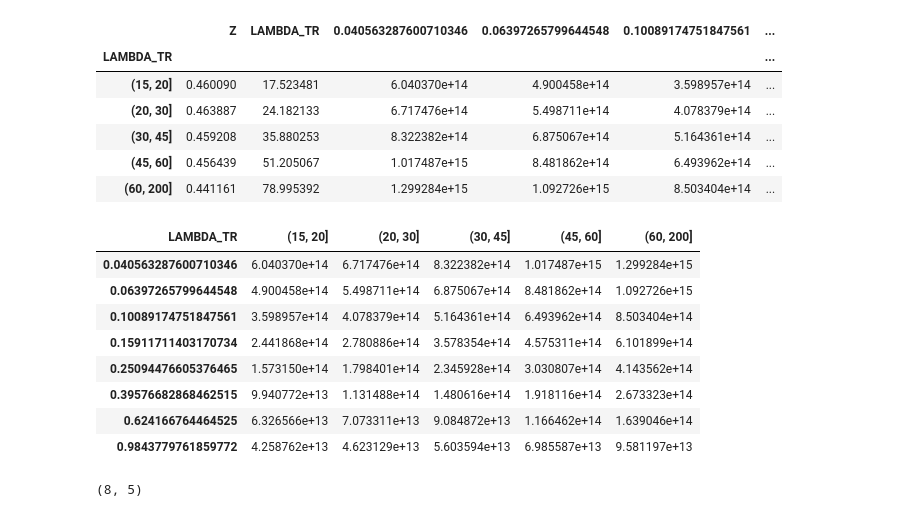
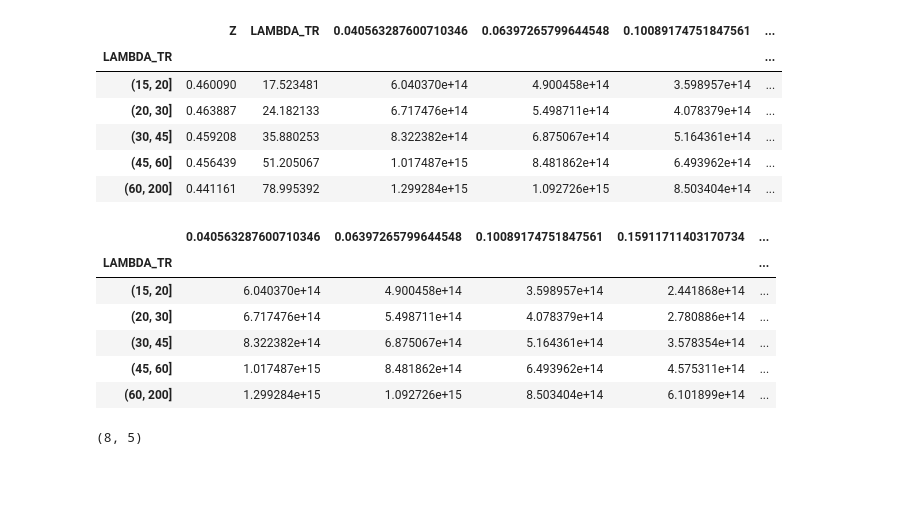
Before and after one commit to trett-0310/esame_tecniche, a Jupyter notebook: Fit NFW Density Profile.ipynb, the cells around one changed output. Cells and saved outputs as stored; diff of their text form; code cells hidden in the pictures; blank space fills up the shorter version.

```diff
--- a/Fit NFW Density Profile.ipynb
+++ b/Fit NFW Density Profile.ipynb
@@ -269,17 +251,15 @@ int_mean
 # %%
 #R_int_mean = int_mean.loc[:, ['SIGMA_of_R0', 'SIGMA_of_R1', 'SIGMA_of_R2', 'SIGMA_of_R3', 'SIGMA_of_R4', 'SIGMA_of_R5', 'SIGMA_of_R6', 'SIGMA_of_R7']]
 R_int_mean = int_mean.loc[:, [R[0], R[1], R[2], R[3], R[4], R[5], R[6], R[7]]]
-R_int_mean.T
+R_int_mean
 # %% [output]
-| LAMBDA_TR | (15, 20] | (20, 30] | (30, 45] | (45, 60] | (60, 200] |
-| 0.040563287600710346 | 6.040370e+14 | 6.717476e+14 | 8.322382e+14 | 1.017487e+15 | 1.299284e+15 |
-| 0.06397265799644548 | 4.900458e+14 | 5.498711e+14 | 6.875067e+14 | 8.481862e+14 | 1.092726e+15 |
-| 0.10089174751847561 | 3.598957e+14 | 4.078379e+14 | 5.164361e+14 | 6.493962e+14 | 8.503404e+14 |
-| 0.15911711403170734 | 2.441868e+14 | 2.780886e+14 | 3.578354e+14 | 4.575311e+14 | 6.101899e+14 |
-| 0.25094476605376465 | 1.573150e+14 | 1.798401e+14 | 2.345928e+14 | 3.030807e+14 | 4.143562e+14 |
-| 0.39576682868462515 | 9.940772e+13 | 1.131488e+14 | 1.480616e+14 | 1.918116e+14 | 2.673323e+14 |
-| 0.624166764464525 | 6.326566e+13 | 7.073311e+13 | 9.084872e+13 | 1.166462e+14 | 1.639046e+14 |
-| 0.9843779761859772 | 4.258762e+13 | 4.623129e+13 | 5.603594e+13 | 6.985587e+13 | 9.581197e+13 |
+|  | 0.040563287600710346 | 0.06397265799644548 | 0.10089174751847561 | 0.15911711403170734 | ... |
+| LAMBDA_TR |  |  |  |  | ... |
+| (15, 20] | 6.040370e+14 | 4.900458e+14 | 3.598957e+14 | 2.441868e+14 | ... |
+| (20, 30] | 6.717476e+14 | 5.498711e+14 | 4.078379e+14 | 2.780886e+14 | ... |
+| (30, 45] | 8.322382e+14 | 6.875067e+14 | 5.164361e+14 | 3.578354e+14 | ... |
+| (45, 60] | 1.017487e+15 | 8.481862e+14 | 6.493962e+14 | 4.575311e+14 | ... |
+| (60, 200] | 1.299284e+15 | 1.092726e+15 | 8.503404e+14 | 6.101899e+14 | ... |
 # %%
 np.shape(R_int_mean.T.to_numpy())
 # %% [output]
```
Also changed, not shown: parts of 23 cells of this notebook.
